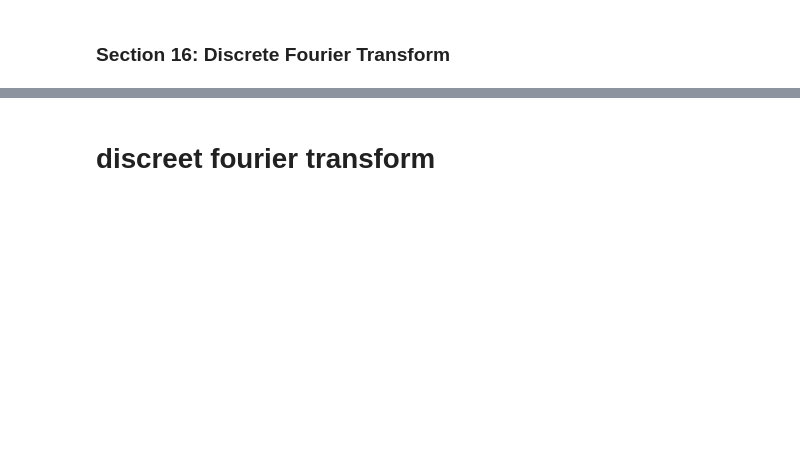
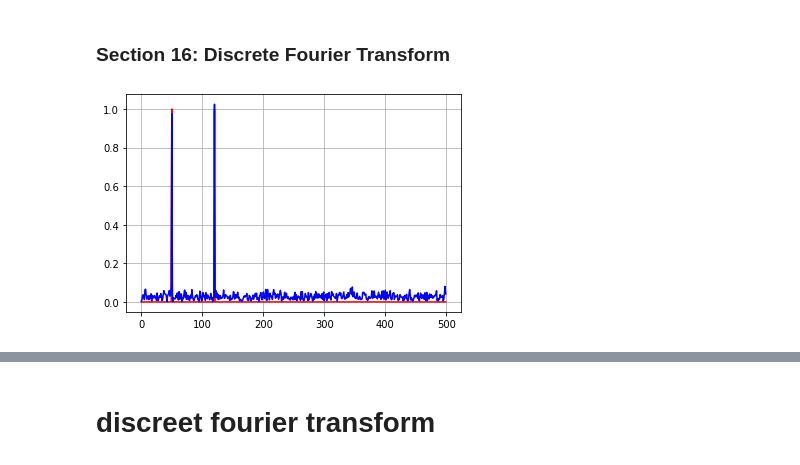
Before and after one commit to shahin1009/ME565, a Jupyter notebook: CauchyI.ipynb, the cells around one changed output, grey strips where cells are left out. Saved outputs shown, nothing was run; the diff lists cells and outputs as text; code cells hidden in the pictures; blank space fills up the shorter version.

```diff
--- a/CauchyI.ipynb
+++ b/CauchyI.ipynb
@@ -242,14 +291,22 @@ plt.show()
 # %%
 
 dt = 0.001
 t = np.arange(0,1 , dt)
 N = len(t)
 x = np.linspace(0.0, N*dt, N, endpoint=False)
+
+# original data
 y = np.sin(2*np.pi*50*x)+np.sin(2*np.pi*120*x) # w1 = 50 , w2 = 120
+# noisy data
+y2 = y + 0.5*np.random.randn(N)
 
 yf = fft(y)
+yf2 = fft(y2)
 xf = fftfreq(N, dt)[:N//2]
 
 plt.plot(xf, 2.0/N * np.abs(yf[0:N//2]), 'r-')
+plt.plot(xf, 2.0/N * np.abs(yf2[0:N//2]), 'b-')
 plt.grid()
 plt.show()
+# %% [output]
+[figure, added]
```
Also changed, not shown: parts of 16 cells of this notebook.
